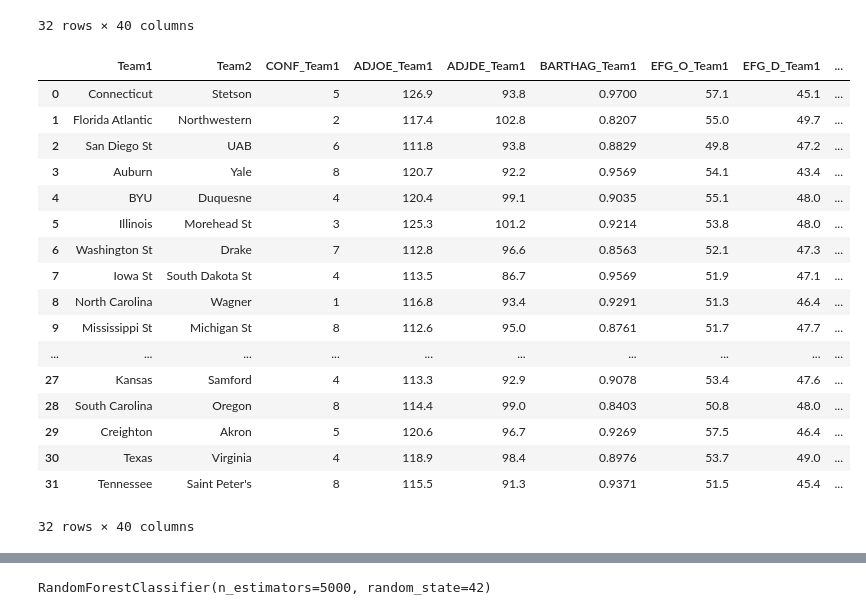
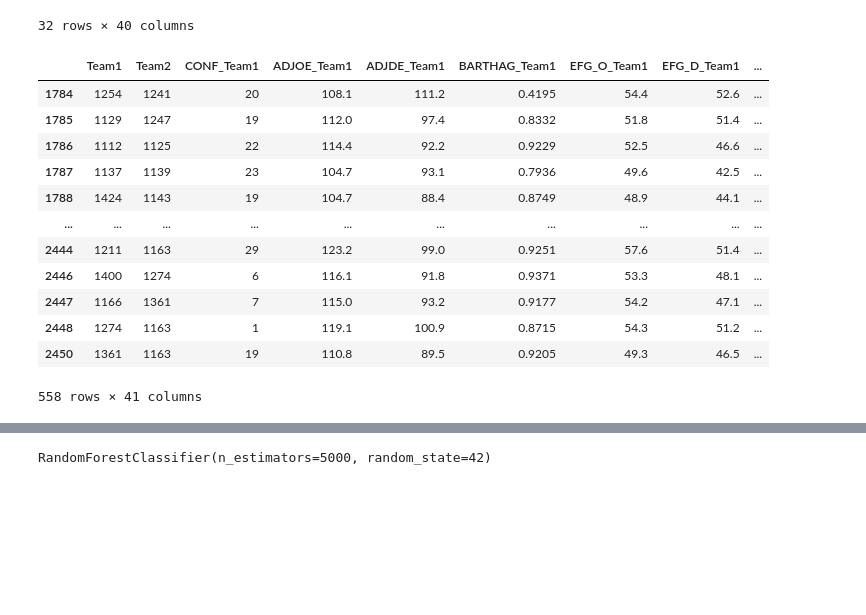
Before and after one commit to ddixon18/march-madness-prediction, a Jupyter notebook: bracket-prediction-2024.ipynb, the cells around one changed output, grey strips where cells are left out. Saved outputs shown, nothing was run; the diff lists cells and outputs as text; code cells hidden in the pictures; blank space fills up the shorter version.

```diff
--- a/bracket-prediction-2024.ipynb
+++ b/bracket-prediction-2024.ipynb
@@ -358,37 +358,35 @@ mm2024_merged_comp
 | 31 | Tennessee | Saint Peter's | SEC | 115.5 | 91.3 | 0.9371 | 51.5 | 45.4 | ... |
 32 rows × 40 columns
 # %%
-## Machine Learning -- yay :) ##
+merged_stats_comp["WTeamBinary"] = None
 
-from sklearn.preprocessing import LabelEncoder
-from sklearn.model_selection import train_test_split
-from sklearn.ensemble import RandomForestClassifier
-from sklearn import metrics
+for idx, row in merged_stats_comp.iterrows():
+    merged_stats_comp.at[idx, "Team1"] = name_to_id[row["Team1"]]
+    merged_stats_comp.at[idx, "Team2"] = name_to_id[row["Team2"]]
+    merged_stats_comp.at[idx, "WTeamName"] = name_to_id[row["WTeamName"]]
 
-labels = np.array(merged_stats_comp['WTeamName'])
-le = LabelEncoder()
-mm2024_merged_comp['CONF_Team1'] = le.fit_transform(mm2024_merged_comp['CONF_Team1'])
-mm2024_merged_comp['CONF_Team2'] = le.fit_transform(mm2024_merged_comp['CONF_Team2'])
+    if(row["WTeamName"] == row["Team1"]):
+        merged_stats_comp.at[idx, "WTeamBinary"] = 1
+    else:
+        merged_stats_comp.at[idx, "WTeamBinary"] = 2
 
+for idx, row in mm2024_merged_comp.iterrows():
+    mm2024_merged_comp.at[idx, "Team1"] = name_to_id[row["Team1"]]
+    mm2024_merged_comp.at[idx, "Team2"] = name_to_id[row["Team2"]]
 
-
-mm2024_merged_comp
+merged_stats_comp = merged_stats_comp.drop(["WTeamName"], axis = 1)
+merged_stats_comp
 # %% [output]
 |  | Team1 | Team2 | CONF_Team1 | ADJOE_Team1 | ADJDE_Team1 | BARTHAG_Team1 | EFG_O_Team1 | EFG_D_Team1 | ... |
-| 0 | Connecticut | Stetson | 5 | 126.9 | 93.8 | 0.9700 | 57.1 | 45.1 | ... |
-| 1 | Florida Atlantic | Northwestern | 2 | 117.4 | 102.8 | 0.8207 | 55.0 | 49.7 | ... |
-| 2 | San Diego St | UAB | 6 | 111.8 | 93.8 | 0.8829 | 49.8 | 47.2 | ... |
-| 3 | Auburn | Yale | 8 | 120.7 | 92.2 | 0.9569 | 54.1 | 43.4 | ... |
-| 4 | BYU | Duquesne | 4 | 120.4 | 99.1 | 0.9035 | 55.1 | 48.0 | ... |
-| 5 | Illinois | Morehead St | 3 | 125.3 | 101.2 | 0.9214 | 53.8 | 48.0 | ... |
-| 6 | Washington St | Drake | 7 | 112.8 | 96.6 | 0.8563 | 52.1 | 47.3 | ... |
-| 7 | Iowa St | South Dakota St | 4 | 113.5 | 86.7 | 0.9569 | 51.9 | 47.1 | ... |
-| 8 | North Carolina | Wagner | 1 | 116.8 | 93.4 | 0.9291 | 51.3 | 46.4 | ... |
-| 9 | Mississippi St | Michigan St | 8 | 112.6 | 95.0 | 0.8761 | 51.7 | 47.7 | ... |
+| 1784 | 1254 | 1241 | 20 | 108.1 | 111.2 | 0.4195 | 54.4 | 52.6 | ... |
+| 1785 | 1129 | 1247 | 19 | 112.0 | 97.4 | 0.8332 | 51.8 | 51.4 | ... |
+| 1786 | 1112 | 1125 | 22 | 114.4 | 92.2 | 0.9229 | 52.5 | 46.6 | ... |
+| 1787 | 1137 | 1139 | 23 | 104.7 | 93.1 | 0.7936 | 49.6 | 42.5 | ... |
+| 1788 | 1424 | 1143 | 19 | 104.7 | 88.4 | 0.8749 | 48.9 | 44.1 | ... |
 | ... | ... | ... | ... | ... | ... | ... | ... | ... | ... |
-| 27 | Kansas | Samford | 4 | 113.3 | 92.9 | 0.9078 | 53.4 | 47.6 | ... |
-| 28 | South Carolina | Oregon | 8 | 114.4 | 99.0 | 0.8403 | 50.8 | 48.0 | ... |
-| 29 | Creighton | Akron | 5 | 120.6 | 96.7 | 0.9269 | 57.5 | 46.4 | ... |
-| 30 | Texas | Virginia | 4 | 118.9 | 98.4 | 0.8976 | 53.7 | 49.0 | ... |
-| 31 | Tennessee | Saint Peter's | 8 | 115.5 | 91.3 | 0.9371 | 51.5 | 45.4 | ... |
+| 2444 | 1211 | 1163 | 29 | 123.2 | 99.0 | 0.9251 | 57.6 | 51.4 | ... |
+| 2446 | 1400 | 1274 | 6 | 116.1 | 91.8 | 0.9371 | 53.3 | 48.1 | ... |
+| 2447 | 1166 | 1361 | 7 | 115.0 | 93.2 | 0.9177 | 54.2 | 47.1 | ... |
+| 2448 | 1274 | 1163 | 1 | 119.1 | 100.9 | 0.8715 | 54.3 | 51.2 | ... |
+| 2450 | 1361 | 1163 | 19 | 110.8 | 89.5 | 0.9205 | 49.3 | 46.5 | ... |
-32 rows × 40 columns
+558 rows × 41 columns
```
Also changed, not shown: parts of 21 cells of this notebook, 2 other files.
